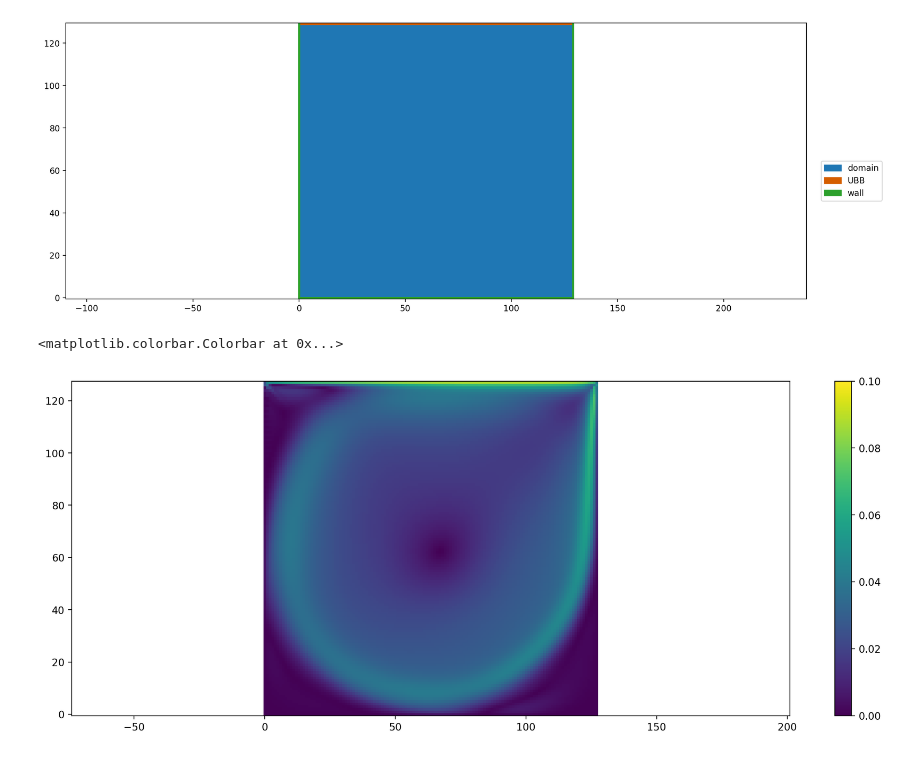
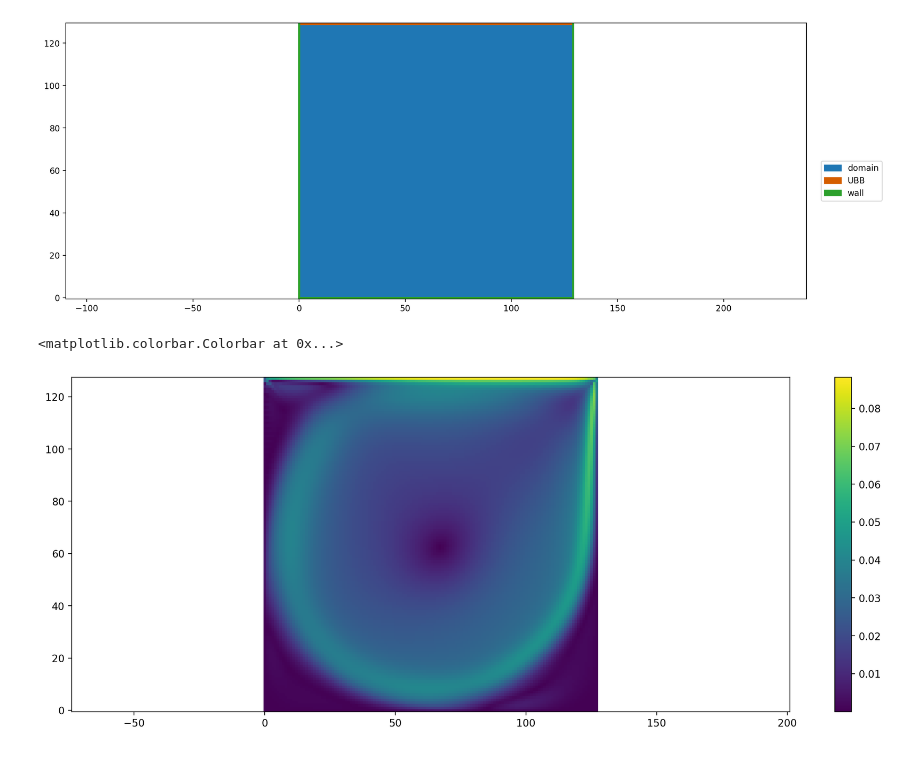
Before and after one commit to ki2098/lbm, a Jupyter notebook: 2d-cavity/test.ipynb, the cells around one changed output. Cells and saved outputs as stored; diff of their text form; code cells hidden in the pictures.

```diff
--- a/2d-cavity/test.ipynb
+++ b/2d-cavity/test.ipynb
@@ -13,8 +13,8 @@ sc = Scaling(
     kinematic_viscosity=kinematic_viscosity,
     cells_per_length=cell_number/cavity_length
 )
-lattice_velicity = 0.1
-scaling_result = sc.fixed_lattice_velocity_scaling(lattice_velocity=lattice_velicity)
+lattice_velocity = 0.1
+scaling_result = sc.fixed_lattice_velocity_scaling(lattice_velocity=lattice_velocity)
 print(scaling_result)
 relaxation_rate = scaling_result.relaxation_rate
 dt = scaling_result.dt
@@ -109,8 +109,8 @@ def time_loop(nstep):
 time_loop(50000)
 # %%
 plt.figure(dpi=200)
-plt.vector_field_magnitude(dh.gather_array('velField'), vmin=0, vmax=lattice_velicity)
+plt.vector_field_magnitude(dh.gather_array('velField'))
 plt.colorbar()
 # %% [output]
 <matplotlib.colorbar.Colorbar at 0x...>
-[figure, old version]
+[figure, new version]
```
Also changed, not shown: parts of 1 cell of this notebook, 2 other files.
